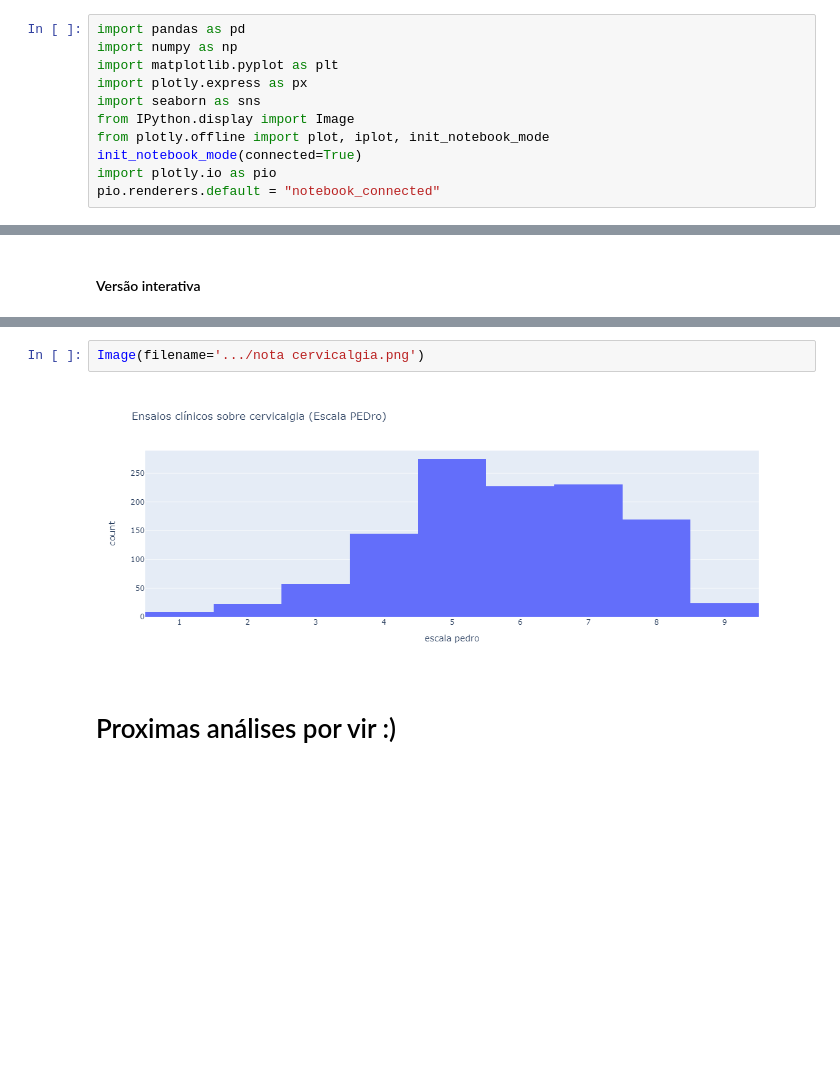
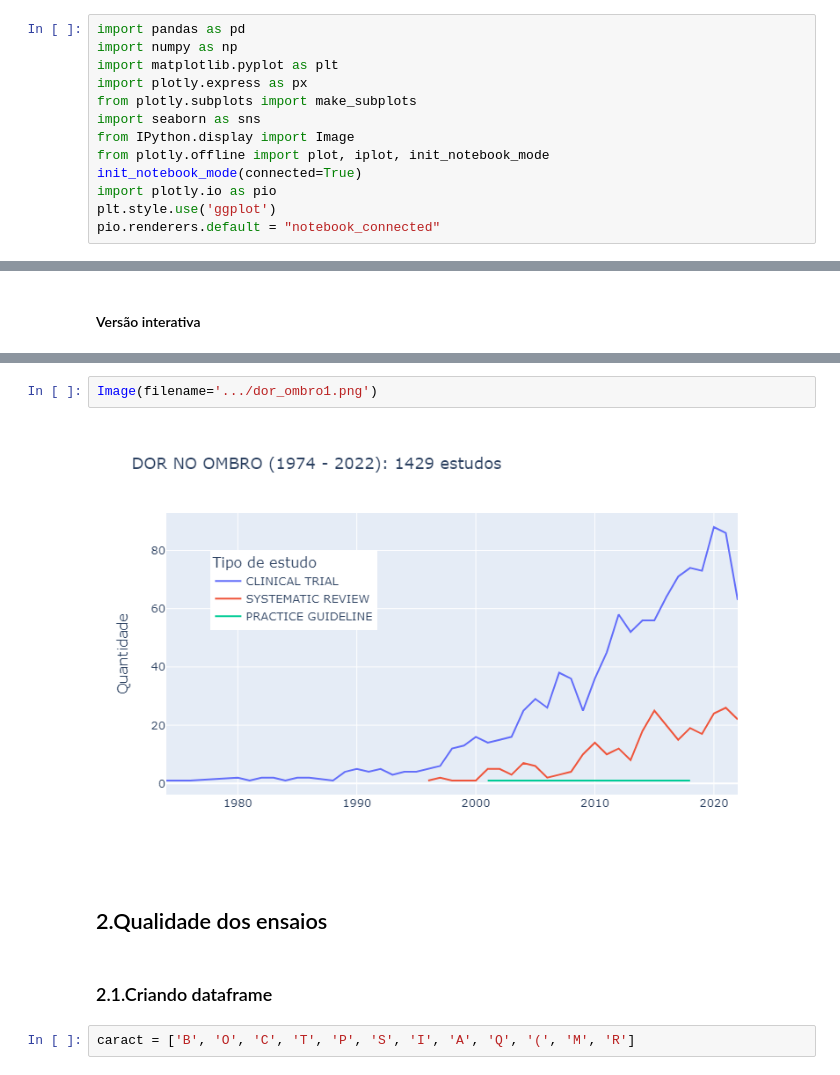
Before and after one commit to Bruno-Donato/analise_artigos_fisio_web_scraping, a Jupyter notebook: analise_artigos_fisio.ipynb, the cells around one changed output, grey strips where cells are left out. Saved outputs shown, nothing was run; the diff lists cells and outputs as text; blank space fills up the shorter version.

Commit message:
Atualização análises

```diff
--- a/analise_artigos_fisio.ipynb
+++ b/analise_artigos_fisio.ipynb
@@ -5,11 +5,13 @@ import pandas as pd
 import numpy as np
 import matplotlib.pyplot as plt
 import plotly.express as px
+from plotly.subplots import make_subplots
 import seaborn as sns
 from IPython.display import Image
 from plotly.offline import plot, iplot, init_notebook_mode
 init_notebook_mode(connected=True)
 import plotly.io as pio
+plt.style.use('ggplot')
 pio.renderers.default = "notebook_connected"
 # %%
 lombalgia = pd.read_csv(r'.../lombalgia.csv')
@@ -138,6 +855,10 @@ fig.show()
 # %%
-Image(filename='.../nota cervicalgia.png')
+Image(filename='.../dor_ombro1.png')
 # %% [output]
-[figure, old version]
+[figure, new version]
-# %% [markdown]
-# Proximas análises por vir :)
+# %% [markdown]
+## 2.Qualidade dos ensaios
+# %% [markdown]
+### 2.1.Criando dataframe
+# %%
+caract = ['B', 'O', 'C', 'T', 'P', 'S', 'I', 'A', 'Q', '(', 'M', 'R']
```
Also changed, not shown: parts of 162 cells of this notebook, 2 other files.
